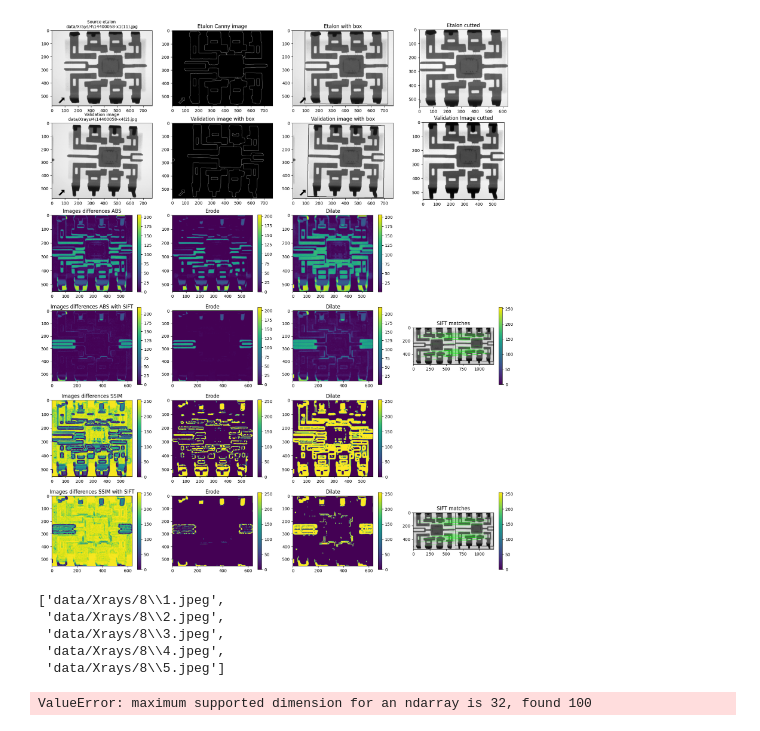
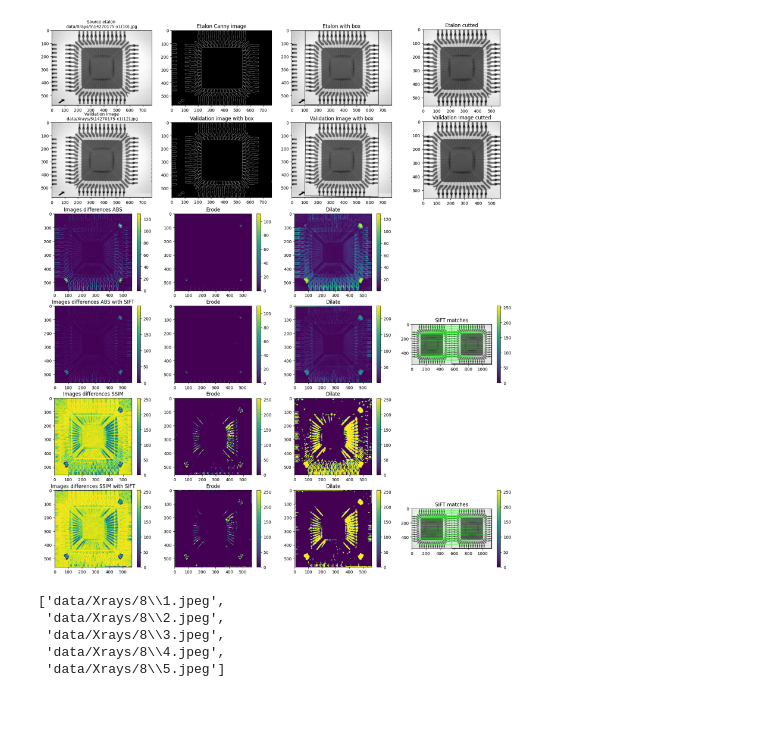
Before and after one commit to Batman511/chip_analysis, a Jupyter notebook: main.ipynb, the cells around one changed output. Cells and saved outputs as stored; diff of their text form; code cells hidden in the pictures.

```diff
--- a/main.ipynb
+++ b/main.ipynb
@@ -118,35 +118,35 @@ def validate(
     plt.imshow(differences2_superimpose_data['img_diff'])
     plt.title('Images differences SSIM with SIFT')
     plt.colorbar()
     fig.add_subplot(rows, columns, 22)
     plt.imshow(differences2_superimpose_data['img_diff_erode'])
     plt.title('Erode')
     plt.colorbar()
     fig.add_subplot(rows, columns, 23)
     plt.imshow(differences2_superimpose_data['img_diff_dilate'])
     plt.title('Dilate')
     plt.colorbar()
     fig.add_subplot(rows, columns, 24)
     plt.imshow(superimpose_data['img_matches'])
     plt.title('SIFT matches')
     plt.colorbar()
 
     if savefig_path is not None:
         if dir_path := os.path.dirname(savefig_path):
             os.makedirs(dir_path, exist_ok=True)
         plt.savefig(savefig_path, bbox_inches='tight')
 
 
 
 
-chip_type = '4'
+chip_type = '5'
 images = glob.glob(f'data/Xrays/{chip_type}/*.jpg') + glob.glob(f'data/Xrays/{chip_type}/*.jpeg')
 
 etalon_path = images[0]
 img_path = images[1]
 validate(etalon_path, img_path, f'Validation/{chip_type}/{1}.png')
 # %% [output]
-[figure, old version]
+[figure, new version]
 # %%
 chip_type = '8'
 glob.glob(f'data/Xrays/{chip_type}/*.jpg') + glob.glob(f'data/Xrays/{chip_type}/*.jpeg')
@@ -156,7 +156,3 @@ glob.glob(f'data/Xrays/{chip_type}/*.jpg') + glob.glob(f'data/Xrays/{chip_type}/
  'data/Xrays/8\\3.jpeg',
  'data/Xrays/8\\4.jpeg',
  'data/Xrays/8\\5.jpeg']
-# %%
-np.random.choice(10, np.random.random((100,2)), )
-# %% [output]
-ValueError: maximum supported dimension for an ndarray is 32, found 100
```
Also changed, not shown: parts of 1 cell of this notebook.
